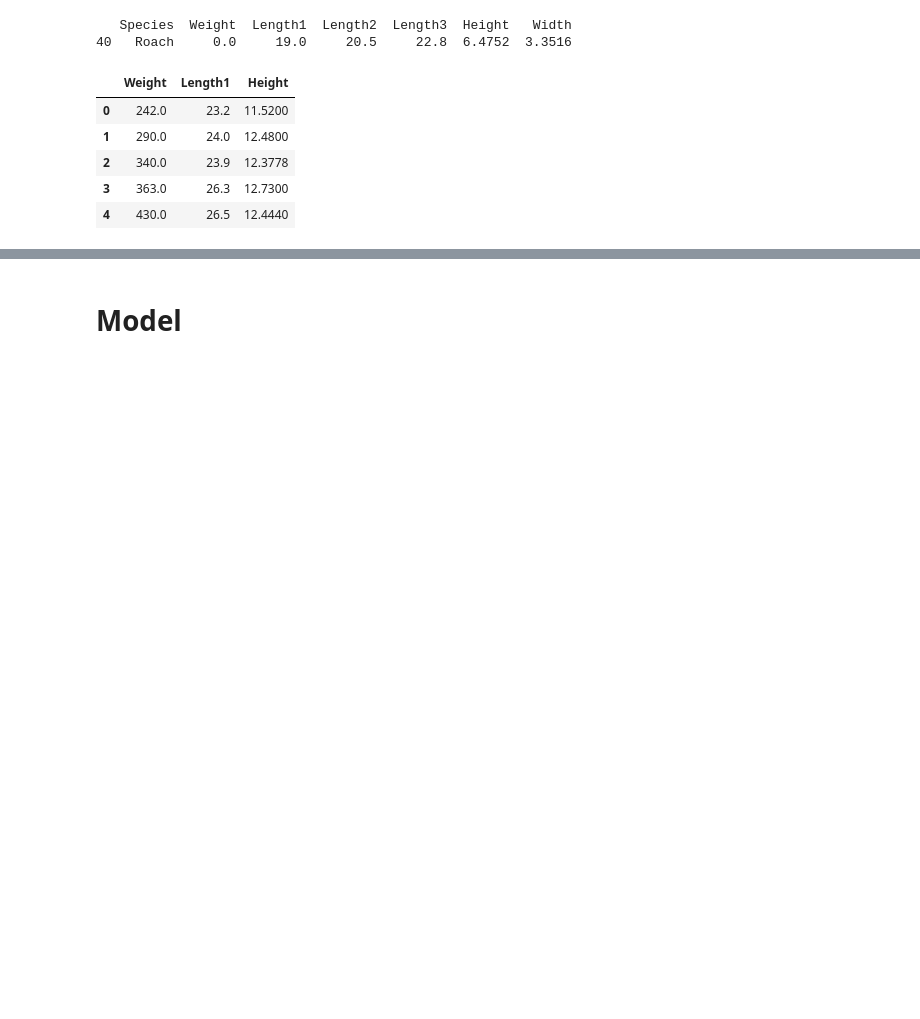
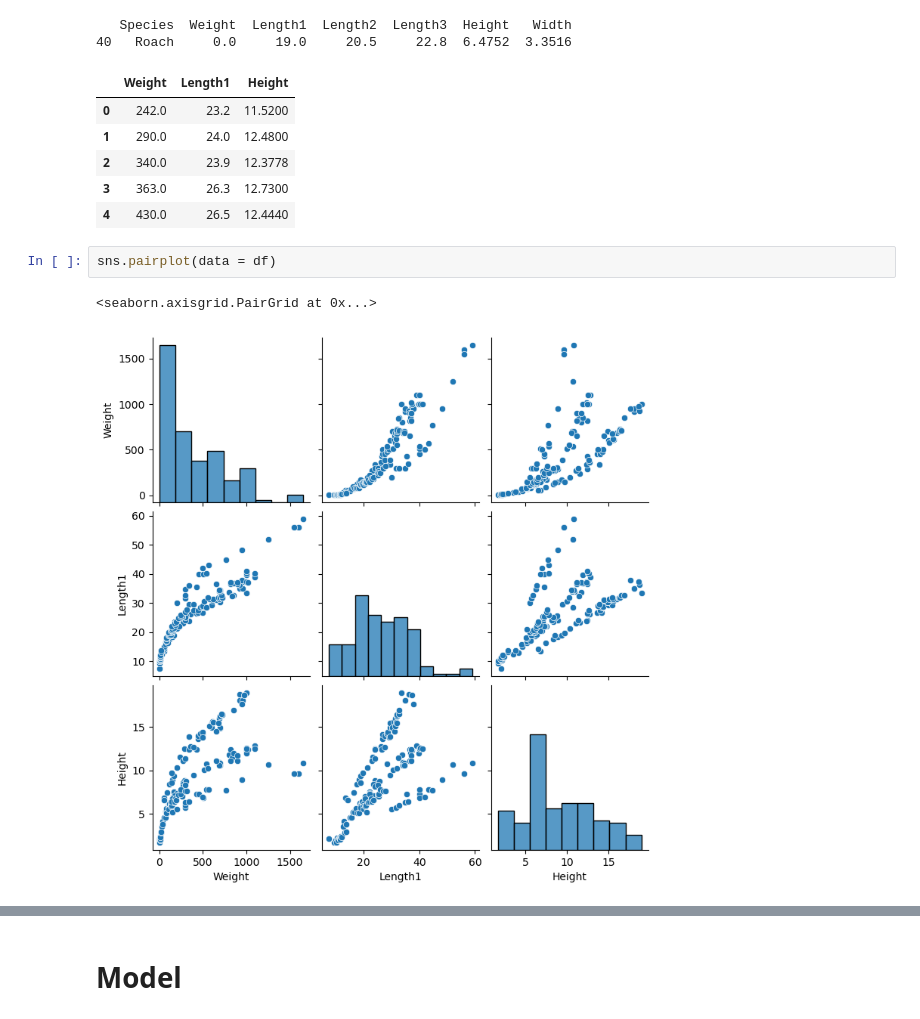
Before and after one commit to UlrikThygePedersen/Fish_Market_Regression, a Jupyter notebook: fork-of-fish-market.ipynb, the cells around one changed output, grey strips where cells are left out. Saved outputs shown, nothing was run; the diff lists cells and outputs as text; blank space fills up the shorter version.

```diff
--- a/fork-of-fish-market.ipynb
+++ b/fork-of-fish-market.ipynb
@@ -158,3 +160,8 @@ df.head()
 | 2 | 340.0 | 23.9 | 12.3778 |
 | 3 | 363.0 | 26.3 | 12.7300 |
 | 4 | 430.0 | 26.5 | 12.4440 |
+# %%
+sns.pairplot(data = df)
+# %% [output]
+<seaborn.axisgrid.PairGrid at 0x...>
+[figure, added]
```
Also changed, not shown: parts of 11 cells of this notebook.
